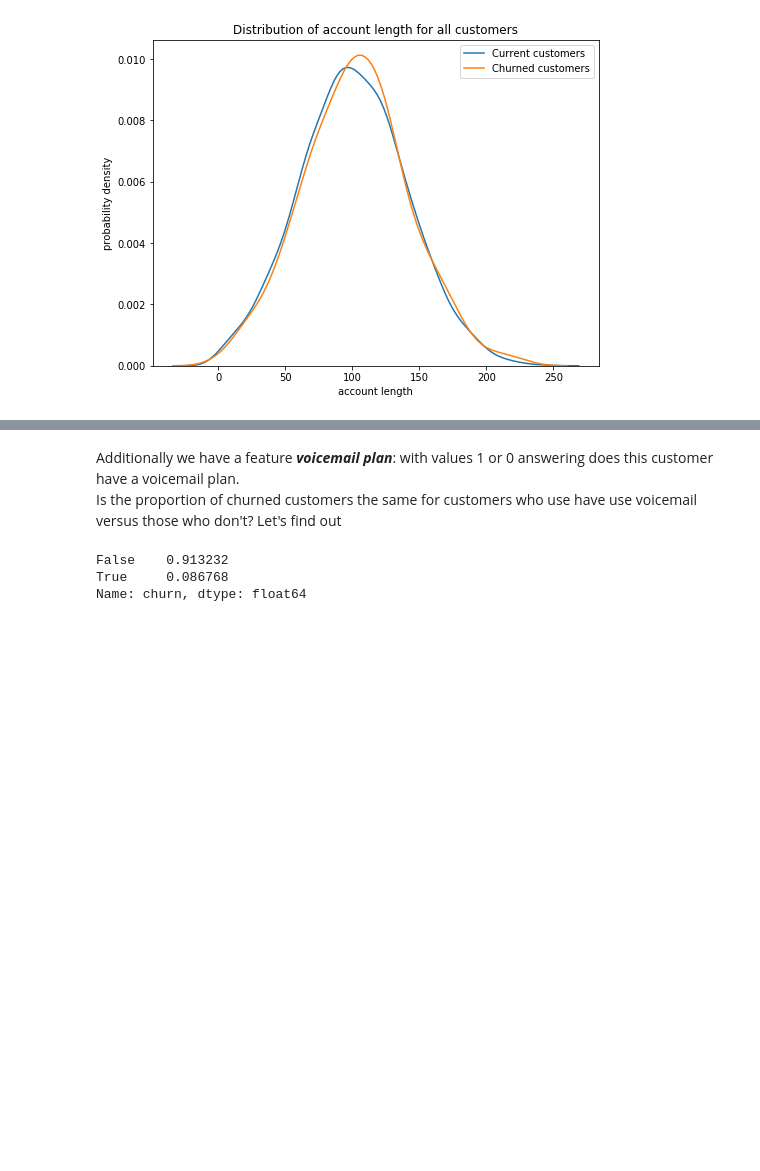
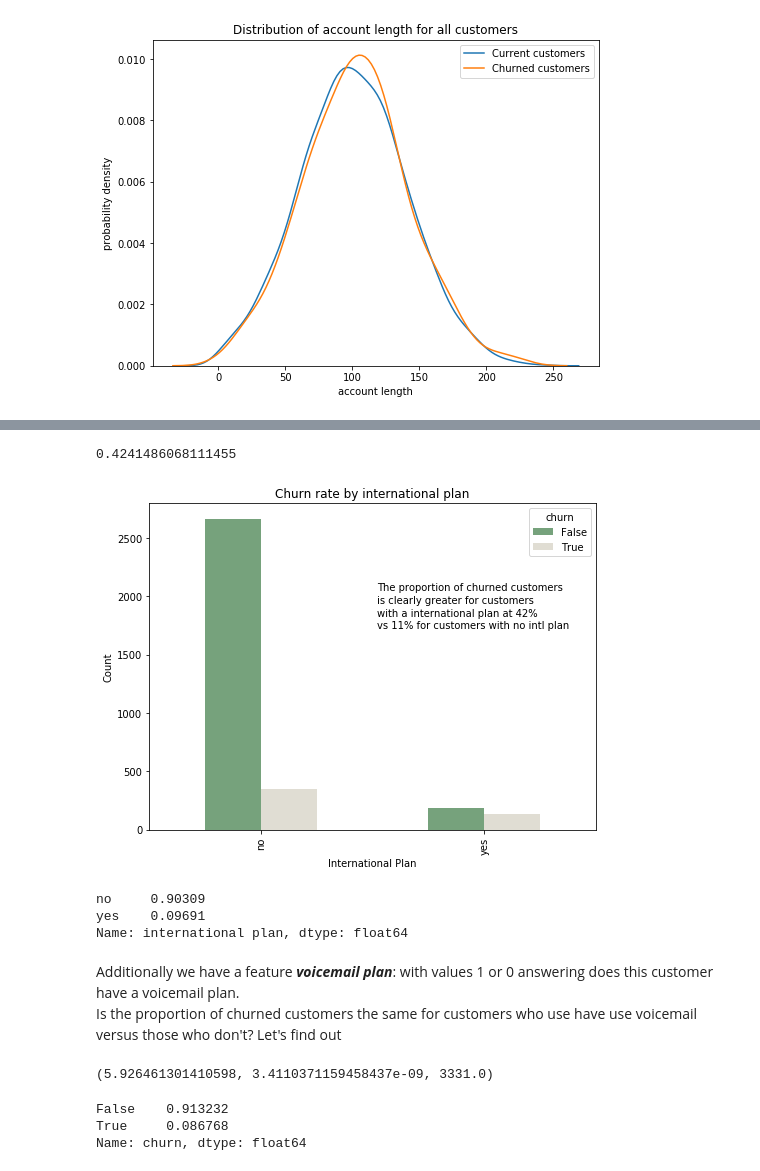
Before and after one commit to OsterMendel/mod3_project, a Jupyter notebook: EDA.ipynb, the cells around one changed output, grey strips where cells are left out. Saved outputs shown, nothing was run; the diff lists cells and outputs as text; code cells hidden in the pictures; blank space fills up the shorter version.

Commit message:
added visual

```diff
--- a/EDA.ipynb
+++ b/EDA.ipynb
@@ -200,6 +211,33 @@ Name: churn, dtype: float64
+# %%
+137/(137+186)
+# %% [output]
+0.4241486068111455
+# %%
+ax = df.groupby('international plan')['churn'].value_counts().unstack().plot(kind='bar',figsize=(8,6),color=['#76a27c','#e0ddd3']);
+ax.set_title('Churn rate by international plan');
+ax.set_ylabel('Count');
+ax.set_xlabel('International Plan');
+fig = ax.get_figure()
+fig.text(.52,.68,'The proportion of churned customers');
+fig.text(.52,.65,'is clearly greater for customers');
+fig.text(.52,.62,'with a international plan at 42%');
+fig.text(.52,.59,'vs 11% for customers with no intl plan');
+# fig.savefig("graphs_and_images/churn_by_itnl_plan.png")
+# %% [output]
+[figure, added]
+# %%
+df['international plan'].value_counts(normalize=True)
+# %% [output]
+no     0.90309
+yes    0.09691
+Name: international plan, dtype: float64
 # %% [markdown]
 Additionally we have a feature __*voicemail plan*__: with values 1 or 0 answering does this customer have a voicemail plan.<br>
 Is the proportion of churned customers the same for customers who use have use voicemail versus those who don't? Let's find out
+# %%
+ttest_ind(df[df['voice mail plan']==0]['churn'],df[df['voice mail plan']==1]['churn'])
+# %% [output]
+(5.926461301410598, 3.4110371159458437e-09, 3331.0)
 # %%
 print(df[df['voice mail plan']==1]['churn'].value_counts(normalize=True))
 df[df['voice mail plan']==0]['churn'].value_counts(normalize=True)
```
Also changed, not shown: parts of 9 cells of this notebook.
